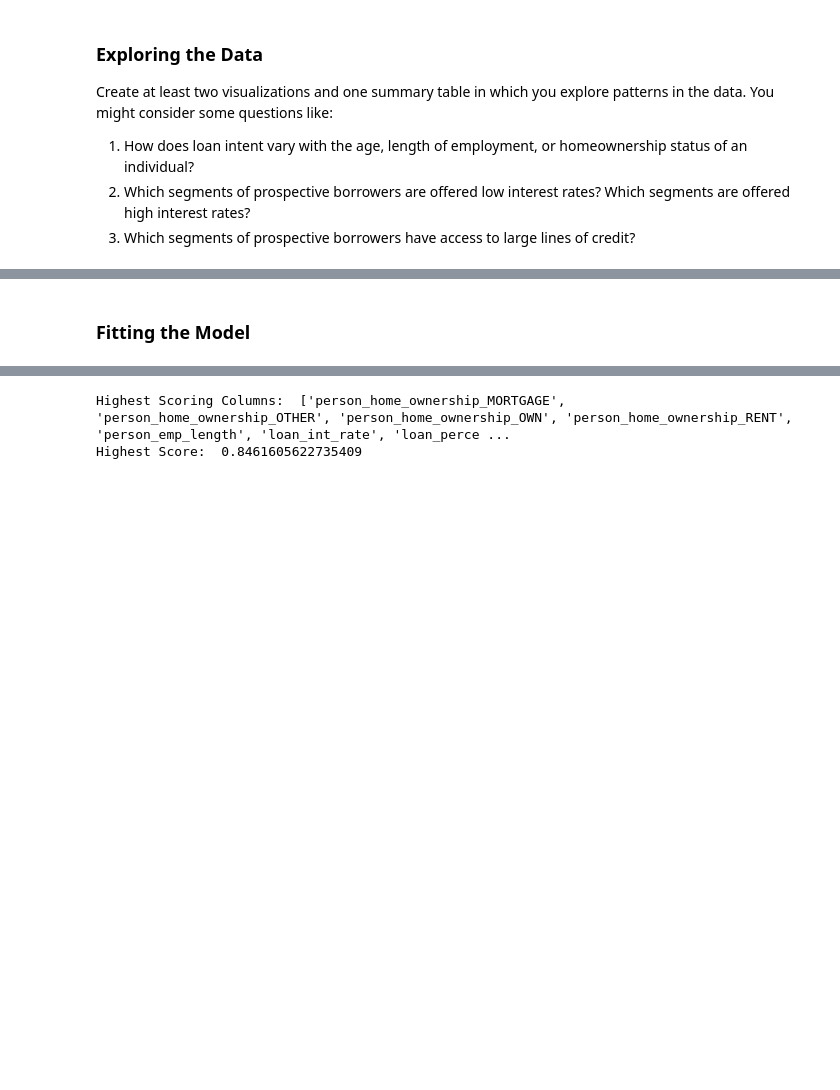
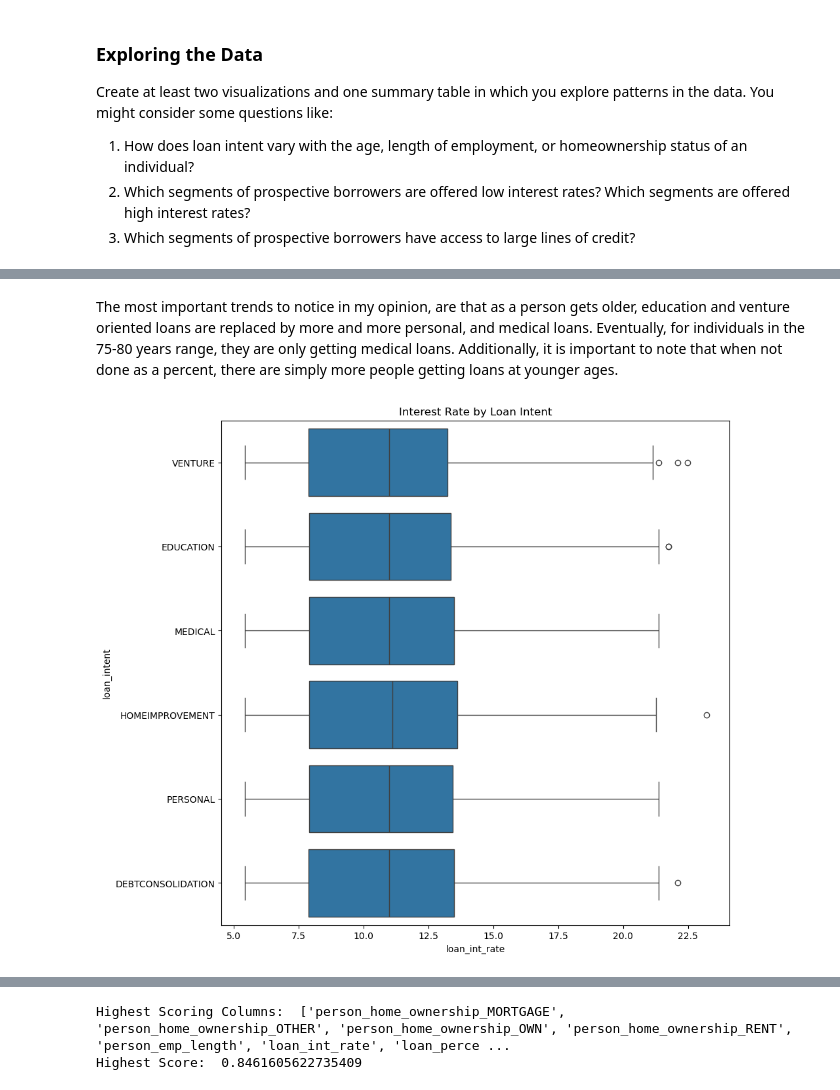
Before and after one commit to jcummings25/github_jcummings25.github.io, a Jupyter notebook: posts/Impact-Automated-Decision-Systems/index.ipynb, the cells around one changed output, grey strips where cells are left out. Cells and saved outputs as stored; diff of their text form; code cells hidden in the pictures; blank space fills up the shorter version.

```diff
--- a/posts/Impact-Automated-Decision-Systems/index.ipynb
+++ b/posts/Impact-Automated-Decision-Systems/index.ipynb
@@ -110,2 +65,14 @@ df_train
-# %% [markdown]
-### Fitting the Model
+# %% [markdown]
+The most important trends to notice in my opinion, are that as a person gets older, education and venture oriented loans are replaced by more and more personal, and medical loans. Eventually, for individuals in the 75-80 years range, they are only getting medical loans. Additionally, it is important to note that when not done as a percent, there are simply more people getting loans at younger ages.
+# %%
+
+
+# sns.pairplot(df_train, hue="person_home_ownership")
+
+
+plt.figure(figsize = (10, 10))
+sns.boxplot(x = "loan_int_rate", y = "loan_intent", data = df_train)
+plt.title("Interest Rate by Loan Intent")
+plt.show()
+# %% [output]
+[figure, added]
```
Also changed, not shown: parts of 28 cells of this notebook, 12 other files.
